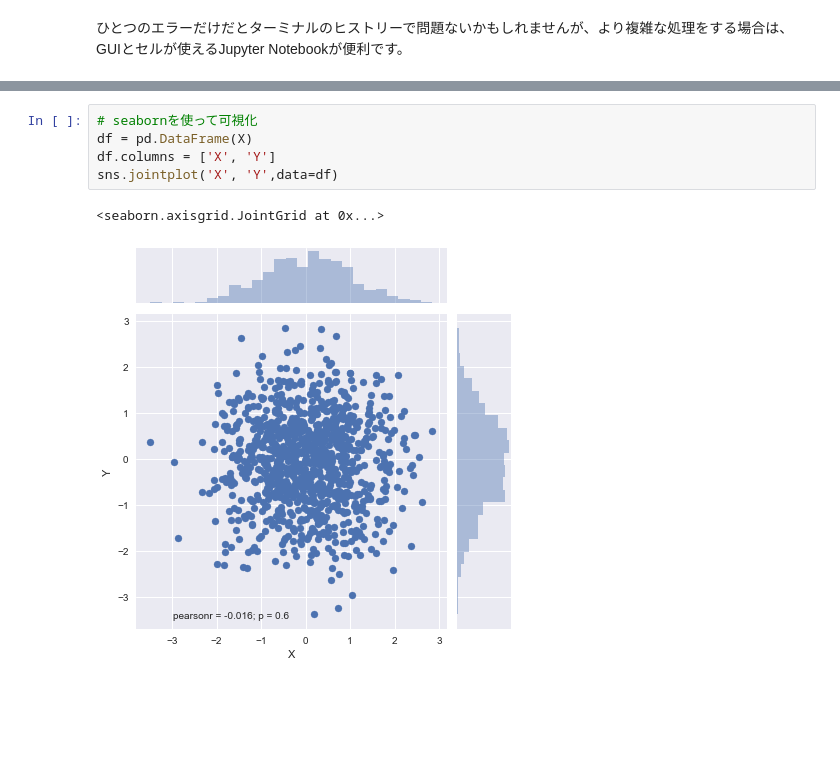
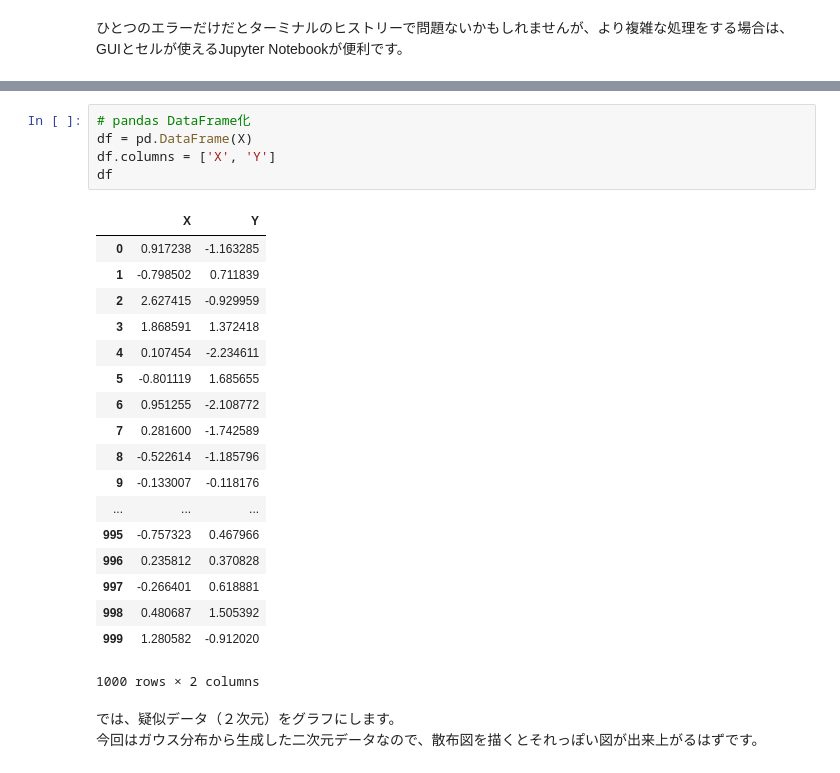
Before and after one commit to kwashio/semi_tutorial, a Jupyter notebook: jupyter_tutorial/jupyter_tutorial.ipynb, the cells around one changed output, grey strips where cells are left out. Saved outputs shown, nothing was run; the diff lists cells and outputs as text; blank space fills up the shorter version.

```diff
--- a/jupyter_tutorial/jupyter_tutorial.ipynb
+++ b/jupyter_tutorial/jupyter_tutorial.ipynb
@@ -157,8 +164,27 @@ print(X[:10])
 # %%
-# seabornを使って可視化
+# pandas DataFrame化
 df = pd.DataFrame(X)
 df.columns = ['X', 'Y']
-sns.jointplot('X', 'Y',data=df)
+df
 # %% [output]
+|  | X | Y |
+| 0 | 0.917238 | -1.163285 |
+| 1 | -0.798502 | 0.711839 |
+| 2 | 2.627415 | -0.929959 |
+| 3 | 1.868591 | 1.372418 |
+| 4 | 0.107454 | -2.234611 |
+| 5 | -0.801119 | 1.685655 |
+| 6 | 0.951255 | -2.108772 |
+| 7 | 0.281600 | -1.742589 |
+| 8 | -0.522614 | -1.185796 |
+| 9 | -0.133007 | -0.118176 |
+| ... | ... | ... |
+| 995 | -0.757323 | 0.467966 |
+| 996 | 0.235812 | 0.370828 |
+| 997 | -0.266401 | 0.618881 |
+| 998 | 0.480687 | 1.505392 |
+| 999 | 1.280582 | -0.912020 |
-<seaborn.axisgrid.JointGrid at 0x...>
+1000 rows × 2 columns
-[figure, removed]
+# %% [markdown]
+では、疑似データ（２次元）をグラフにします。
+今回はガウス分布から生成した二次元データなので、散布図を描くとそれっぽい図が出来上がるはずです。
```
Also changed, not shown: parts of 8 cells of this notebook.
